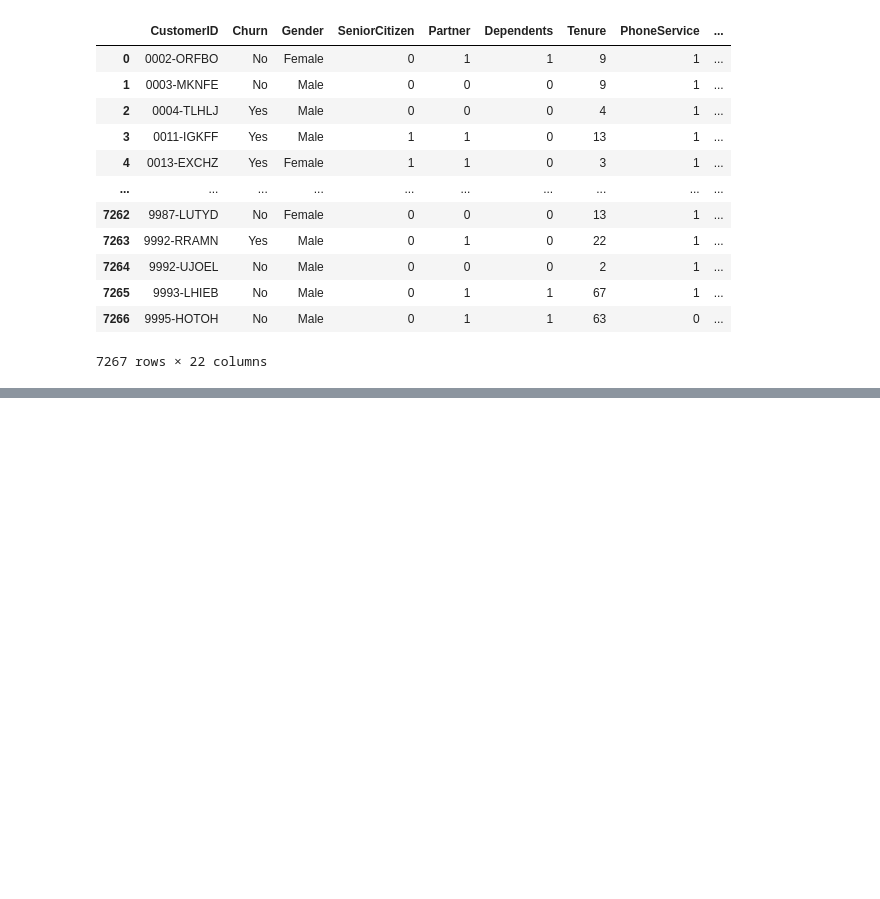
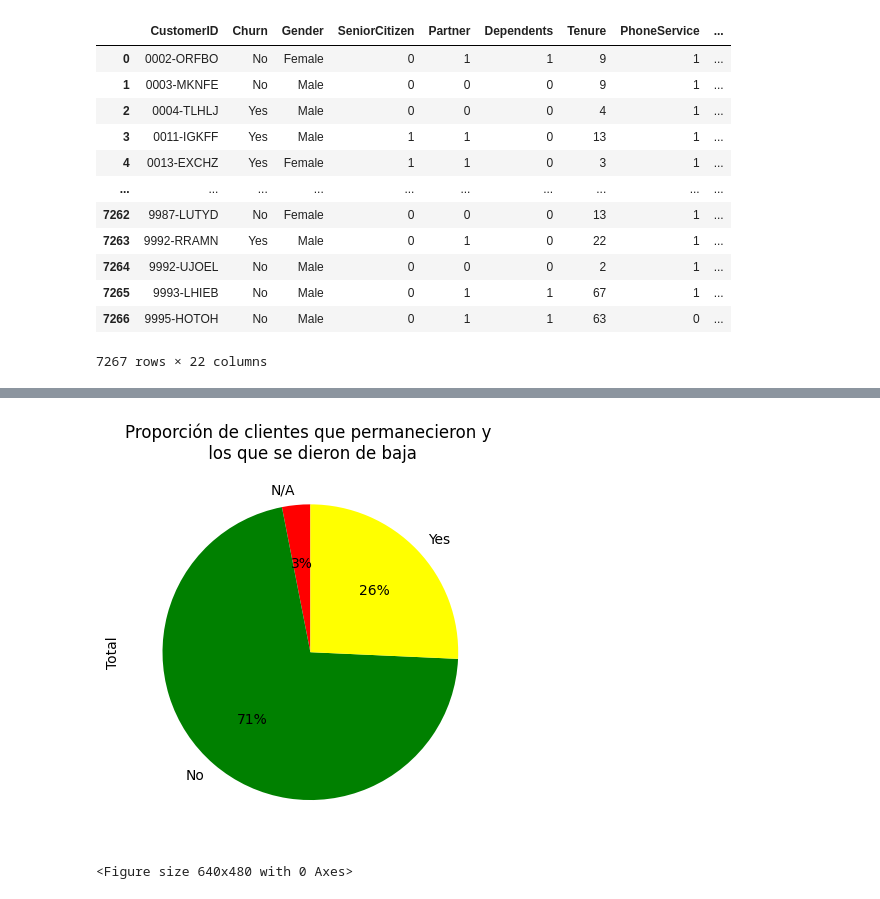
Before and after one commit to sallylpez/Telecom-X_Alura, a Jupyter notebook: Telecom_X_Alura.ipynb, the cells around one changed output, grey strips where cells are left out. Cells and saved outputs as stored; diff of their text form; code cells hidden in the pictures; blank space fills up the shorter version.

```diff
--- a/Telecom_X_Alura.ipynb
+++ b/Telecom_X_Alura.ipynb
@@ -320,0 +332,4 @@ df
+# %%
+df1=df.groupby('Churn').size().reset_index(name='Total')
+df1 = df1.set_index('Churn')
+df1
@@ -320,0 +345,9 @@ df
+# %%
+df1['Total'].plot(kind='pie', autopct='%1.f%%', startangle=90, colors=['red', 'green','yellow'])
+plt.title('Proporción de clientes que permanecieron y \n los que se dieron de baja')
+plt.show()
+
+plt.savefig('grafico_churn.png', dpi=300, bbox_inches='tight')
+# %% [output]
+[figure, added]
+<Figure size 640x480 with 0 Axes>
```
Also changed, not shown: parts of 4 cells of this notebook.
